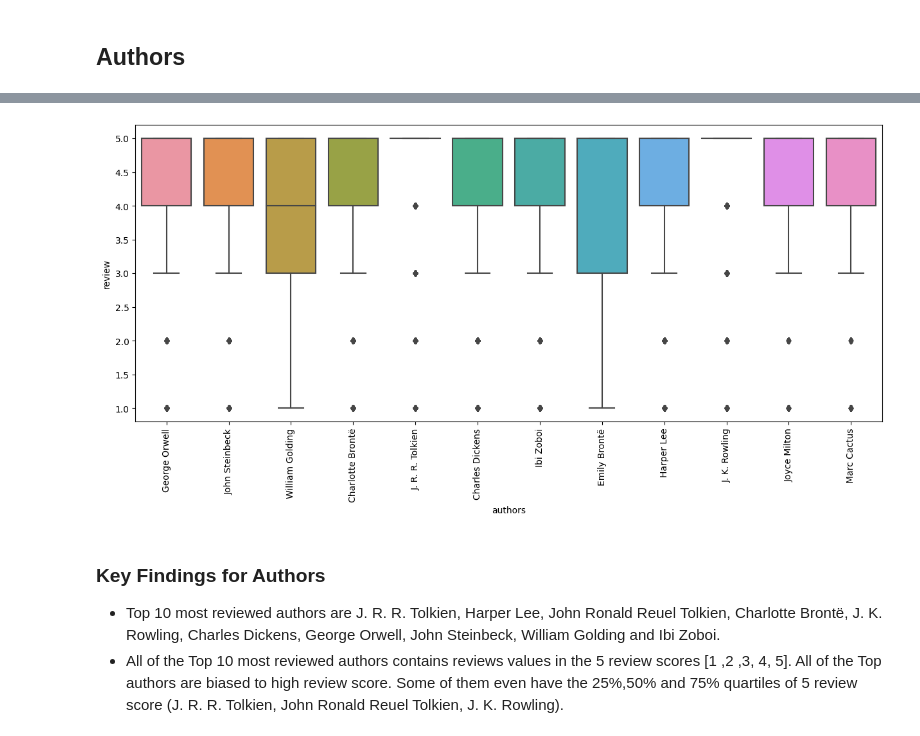
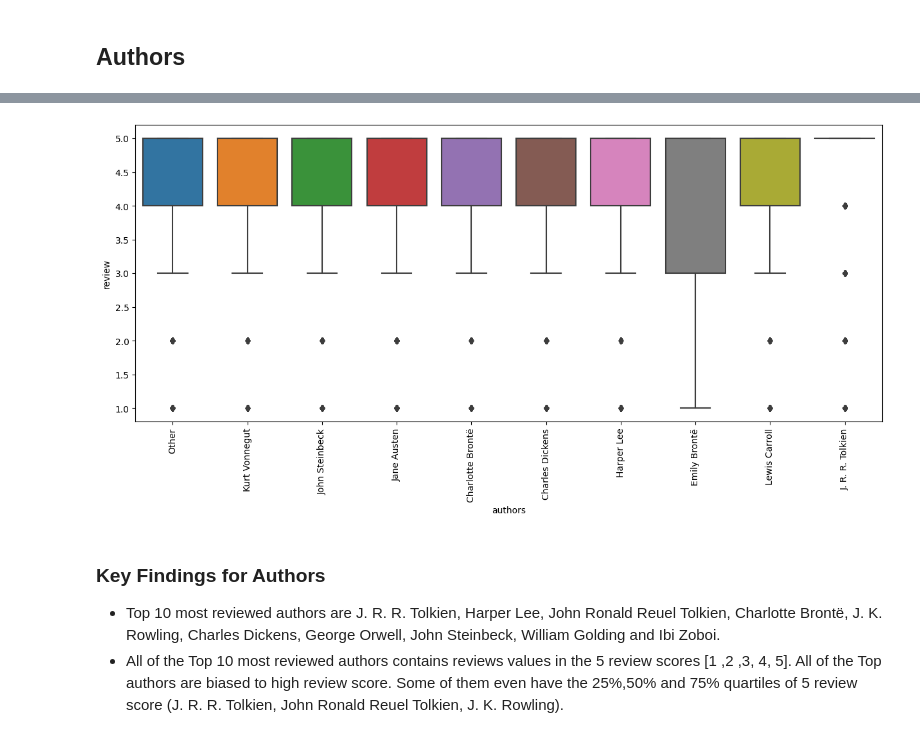
Before and after one commit to arnaldochm/final_project_nlp, a Jupyter notebook: notebooks/notebook_EDA.ipynb, the cells around one changed output, grey strips where cells are left out. Cells and saved outputs as stored; diff of their text form; code cells hidden in the pictures.

Commit message:
Updates Applied: 1-Decrease Dataset using sampling size 2- Apply Pareto to Authors and Categories. 3- Updated EDA Plots with the new Dataset 4-Missing to update findings on EDA notebook

```diff
--- a/notebooks/notebook_EDA.ipynb
+++ b/notebooks/notebook_EDA.ipynb
@@ -396,21 +454,21 @@ plt.show()
 # %%
 top_authors = top_10_authors_counts.index.to_list()
 
-top_authors_filtered_df = df_all_data[df_all_data['authors'].apply(lambda x: isinstance(x, list) and any(author in x for author in top_authors))]
+top_authors_filtered_df = df_all_data.explode('authors')
 
-top_authors_filtered_df = top_authors_filtered_df.explode('authors')
+top_authors_filtered_df['authors'] = top_authors_filtered_df['authors'].apply(lambda x: x if x in top_authors else 'Other')
 
 plt.figure(figsize=(15, 6))  # Set the figure size
 sns.boxplot(x='authors', y='review', data=top_authors_filtered_df)
 plt.xticks(rotation=90)
 plt.show()
 
 #FIXME Las variables title y author son dependientes.
 
 #Definir una regla: Se debe elegir una de las dos. Authors me amplia la cantidad de predicciones que puede generar mi modelo. Title reduce o encajona a ciertos
 # libros.
 # %% [output]
-[figure, old version]
+[figure, new version]
 # %% [markdown]
 ### Key Findings for Authors
 
```
Also changed, not shown: parts of 44 cells of this notebook, 2 other files.
